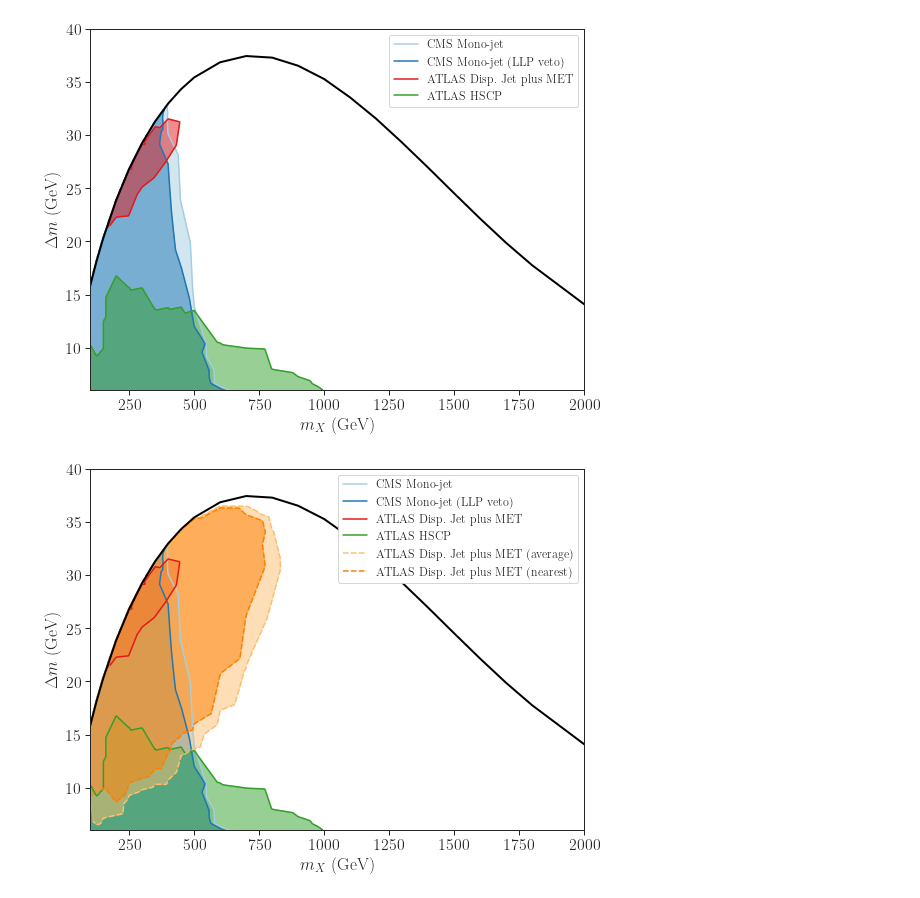
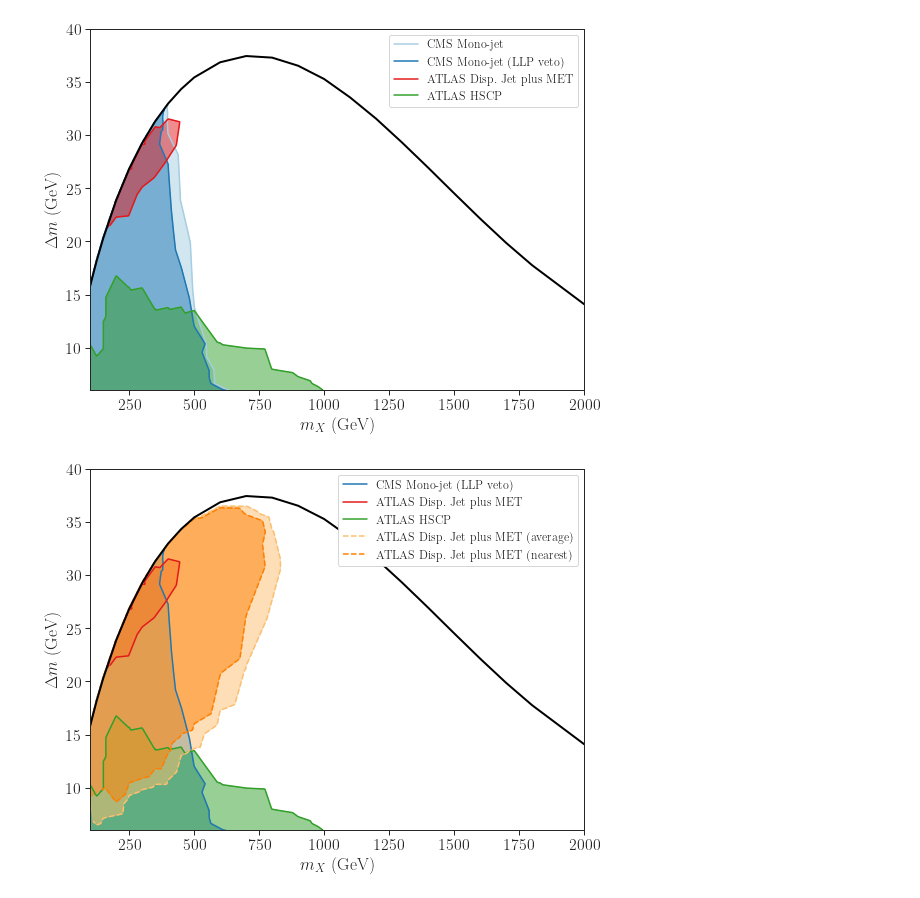
Before and after one commit to andlessa/LLP-CDFO, a Jupyter notebook: plotting/plots-AllExclusions.ipynb, the cells around one changed output. Drawn from its saved outputs; the diff is of its cells as text; code cells hidden in the pictures.

```diff
--- a/plotting/plots-AllExclusions.ipynb
+++ b/plotting/plots-AllExclusions.ipynb
@@ -208,30 +208,32 @@ plt.show()
 # %%
 plt.figure(figsize=(8,6))
 # plt.scatter(x,y,c='lightgray',s=30)
 for label,newL in newLabels.items():
     contours = allContours[label]
+    if label == 'CMS-EXO-20-004':
+        continue
     if not contours:
         continue
     cVal = max(contours.keys())
     if cVal != 1.0:
         continue
     pts = contours[cVal][:-30] # Hack for avoiding out of order points
     if 'average' in label or 'nearest' in label:
         ls = 'dashed'
     else:
         ls = 'solid'
     plt.plot(pts[:,0],pts[:,1],label=newL,linewidth=1.5,c=colors[label],linestyle=ls)
     plt.fill(pts[:,0],pts[:,1],label=None,c=colors[label],alpha=0.5)
 
 plt.plot(maxCurve[:,0],maxCurve[:,1],c='black',linewidth=2)
 plt.xlim(100,2000)
 plt.ylim(6,40)
 plt.legend(loc='upper right',fontsize=12,framealpha=1.0)
 plt.xlabel(r'$m_{X}$ (GeV)')
 plt.ylabel(r'$\Delta m$ (GeV)')
 plt.tight_layout()
 plt.savefig('excCurves_mDV5.png')
 # plt.grid()
 plt.show()
 # %% [output]
-[figure, old version]
+[figure, new version]
```
Also changed, not shown: 13 other files.
